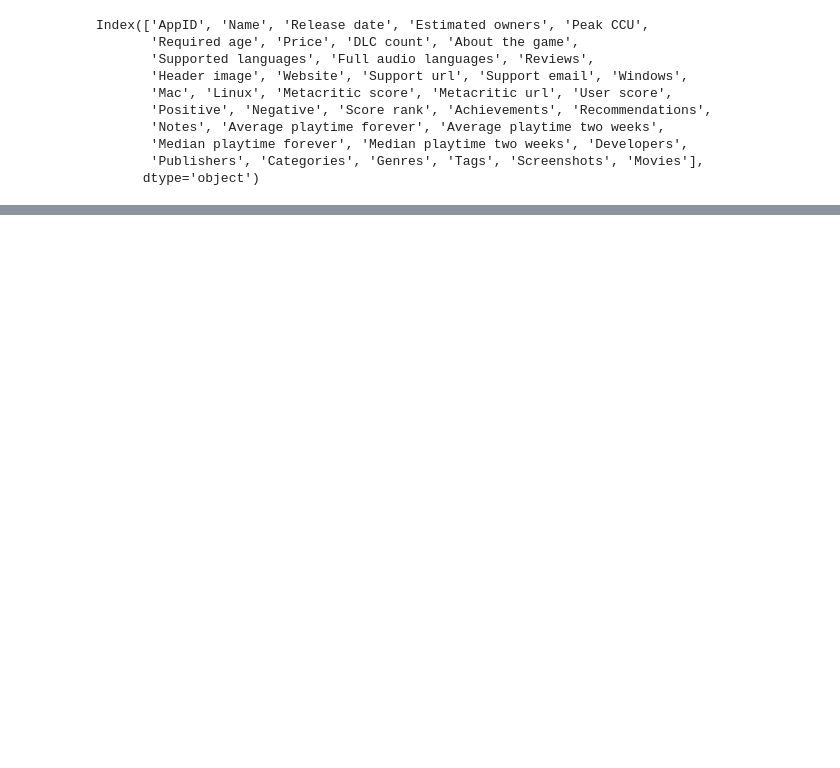
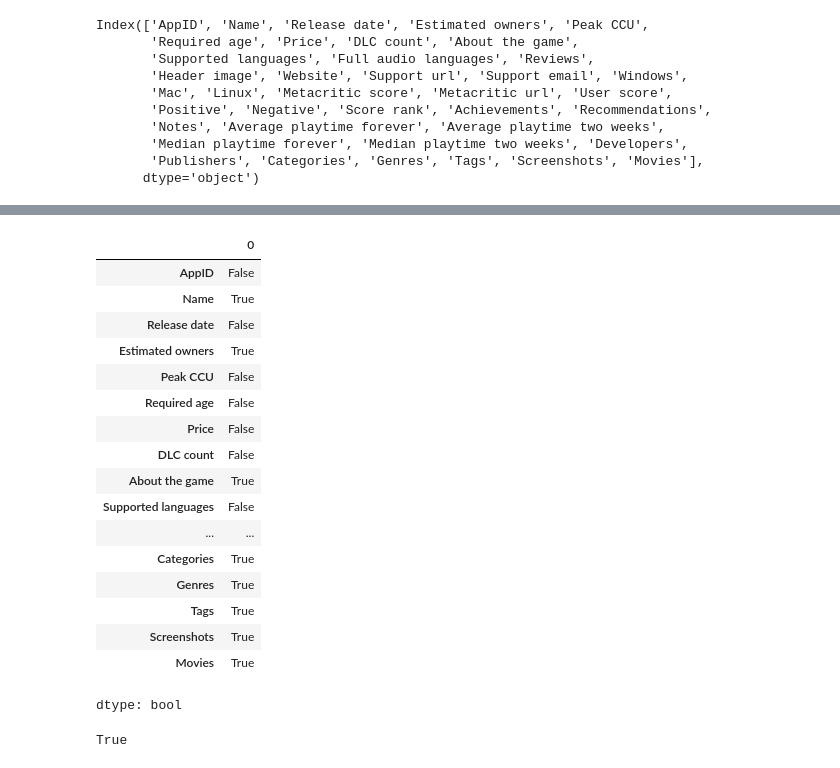
Before and after one commit to lazygirlleen/DataCleaningSteam, a Jupyter notebook: DataCleaningSteam.ipynb, the cells around one changed output, grey strips where cells are left out. Cells and saved outputs as stored; diff of their text form; code cells hidden in the pictures; blank space fills up the shorter version.

```diff
--- a/DataCleaningSteam.ipynb
+++ b/DataCleaningSteam.ipynb
@@ -105,0 +124,25 @@ Index(['AppID', 'Name', 'Release date', 'Estimated owners', 'Peak CCU',
+# %%
+df.isnull().any()
+# %% [output]
+|  | 0 |
+| AppID | False |
+| Name | True |
+| Release date | False |
+| Estimated owners | True |
+| Peak CCU | False |
+| Required age | False |
+| Price | False |
+| DLC count | False |
+| About the game | True |
+| Supported languages | False |
+| ... | ... |
+| Categories | True |
+| Genres | True |
+| Tags | True |
+| Screenshots | True |
+| Movies | True |
+dtype: bool
+# %%
+df.isnull().any().any()
+# %% [output]
+True
```
Also changed, not shown: parts of 29 cells of this notebook.
